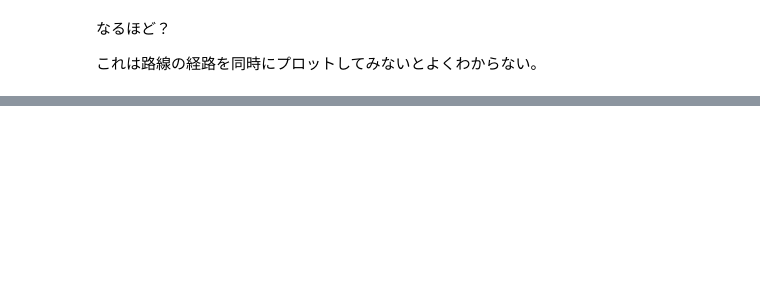
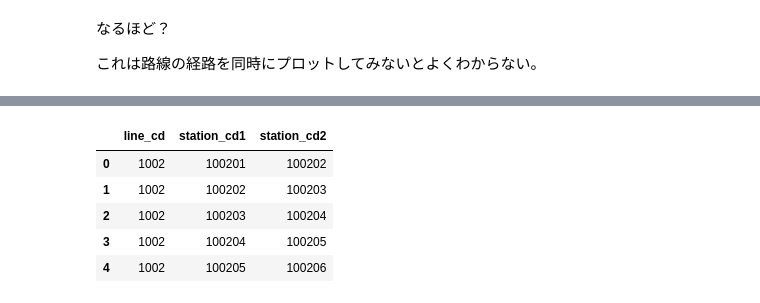
Before and after one commit to hrkenz/jupyter-notebook, a Jupyter notebook: ekidata.ipynb, the cells around one changed output, grey strips where cells are left out. Saved outputs shown, nothing was run; the diff lists cells and outputs as text; code cells hidden in the pictures; blank space fills up the shorter version.

```diff
--- a/ekidata.ipynb
+++ b/ekidata.ipynb
@@ -329,0 +433,11 @@ map
+# %%
+df_join = pd.read_csv('../files/ekidata/join20230320.csv')
+# %%
+df_join.head()
+# %% [output]
+|  | line_cd | station_cd1 | station_cd2 |
+| 0 | 1002 | 100201 | 100202 |
+| 1 | 1002 | 100202 | 100203 |
+| 2 | 1002 | 100203 | 100204 |
+| 3 | 1002 | 100204 | 100205 |
+| 4 | 1002 | 100205 | 100206 |
```
Also changed, not shown: parts of 28 cells of this notebook.
